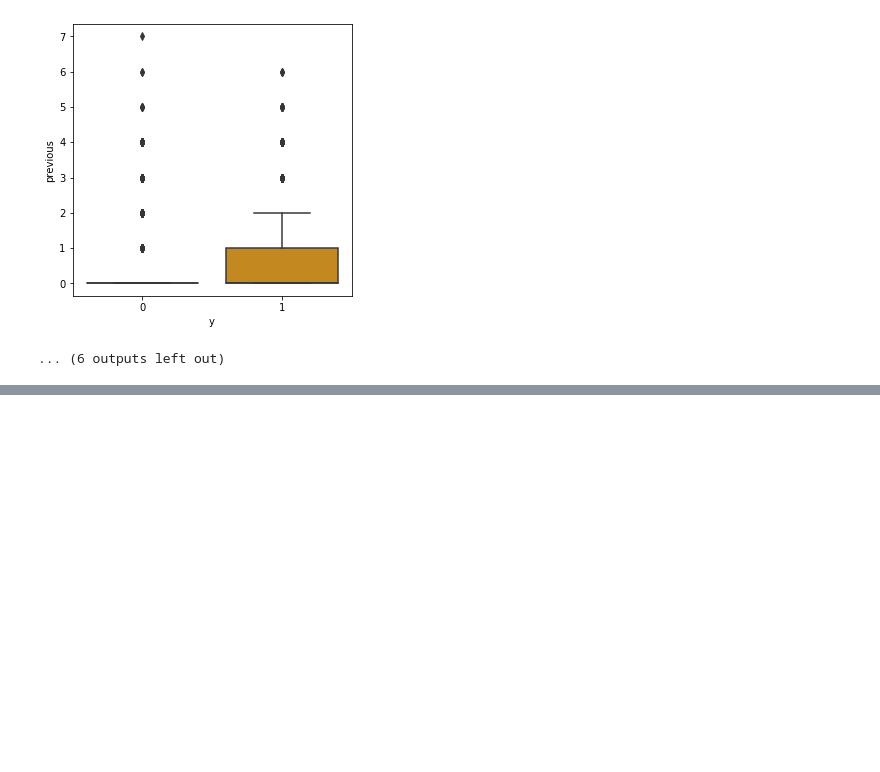
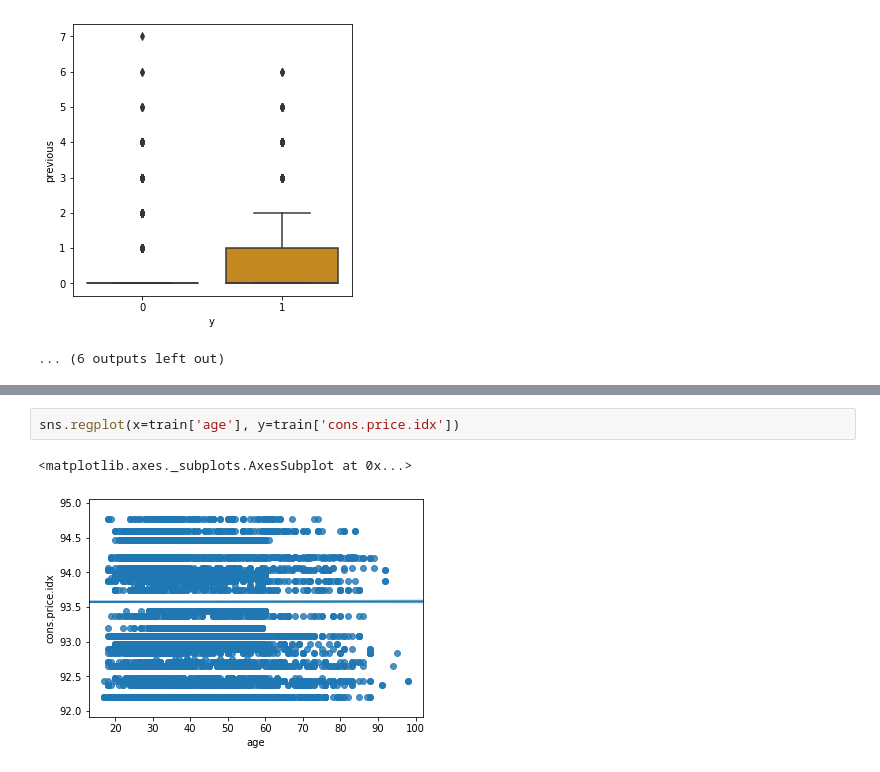
Before and after one commit to Dataforreal/springboard, a Jupyter notebook: Capstone_1/Capstone_Project_1.ipynb, the cells around one changed output, grey strips where cells are left out. Saved outputs shown, nothing was run; the diff lists cells and outputs as text; blank space fills up the shorter version.

```diff
--- a/Capstone_1/Capstone_Project_1.ipynb
+++ b/Capstone_1/Capstone_Project_1.ipynb
@@ -710,0 +734,5 @@ for col in boxplot:
+# %%
+sns.regplot(x=train['age'], y=train['cons.price.idx'])
+# %% [output]
+<matplotlib.axes._subplots.AxesSubplot at 0x...>
+[figure, added]
```
Also changed, not shown: parts of 21 cells of this notebook.
